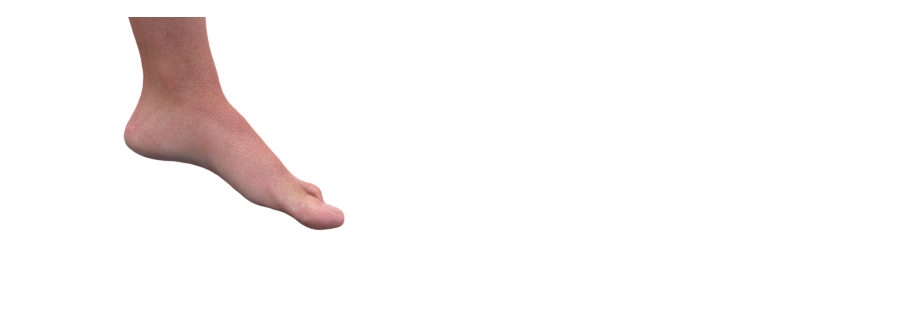
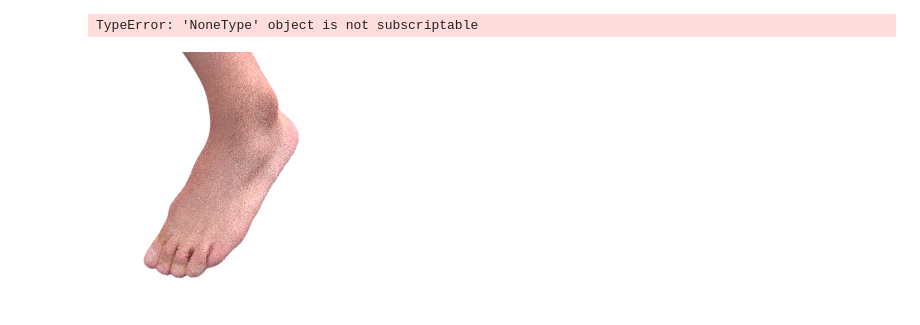
Before and after one commit to ehe3/HandPointNet, a Jupyter notebook: visualize.ipynb, the cells around one changed output. Saved outputs shown, nothing was run; the diff lists cells and outputs as text; code cells hidden in the pictures.

```diff
--- a/visualize.ipynb
+++ b/visualize.ipynb
@@ -157,15 +157,17 @@ def group_points(points):
     return inputs_level1, inputs_level1_center
     #inputs_level1: B*INPUT_FEATURE_NUM*sample_num_level1*knn_K, inputs_level1_center: B*3*sample_num_level1*1
 # %%
-data_root = '/Volumes/AndrewJayZhou/Dataset/FootPoseDepth/syn/v2'
-depth_map = os.path.join(data_root, '0000', '0000.exr')
-gt        = os.path.join(data_root, '0000', '0000_joint_pos.txt')
-pc, coeff, max_bb3d_len, offset, jnt_xyz_normalized = preprocess(depth_map, gt)
+data_root = '/Volumes/AndrewJayZhou/Dataset/FootPoseDepth/syn/v4'
+depth_map = os.path.join(data_root, 'o1_0001', '0007.exr')
+gt        = os.path.join(data_root, 'o1_0001', '0007_joint_pos.txt')
+pc, coeff, max_bb3d_len, offset, jnt_xyz_normalized = preprocess(depth_map, gt, add_noise=False)
 point_cloud = torch.from_numpy(pc.reshape((1,1024,6))).float()
+# %% [output]
+TypeError: 'NoneType' object is not subscriptable
 # %%
-display(Image(filename=os.path.join(data_root, '0000', '0000.png')))
+display(Image(filename=os.path.join(data_root, 'o1_0001', '0007.png')))
 # %% [output]
-[figure, old version]
+[figure, new version]
 # %%
 plot(pc,jnt_xyz_normalized)
 # %% [output]
```
Also changed, not shown: parts of 4 cells of this notebook, 4 other files.
